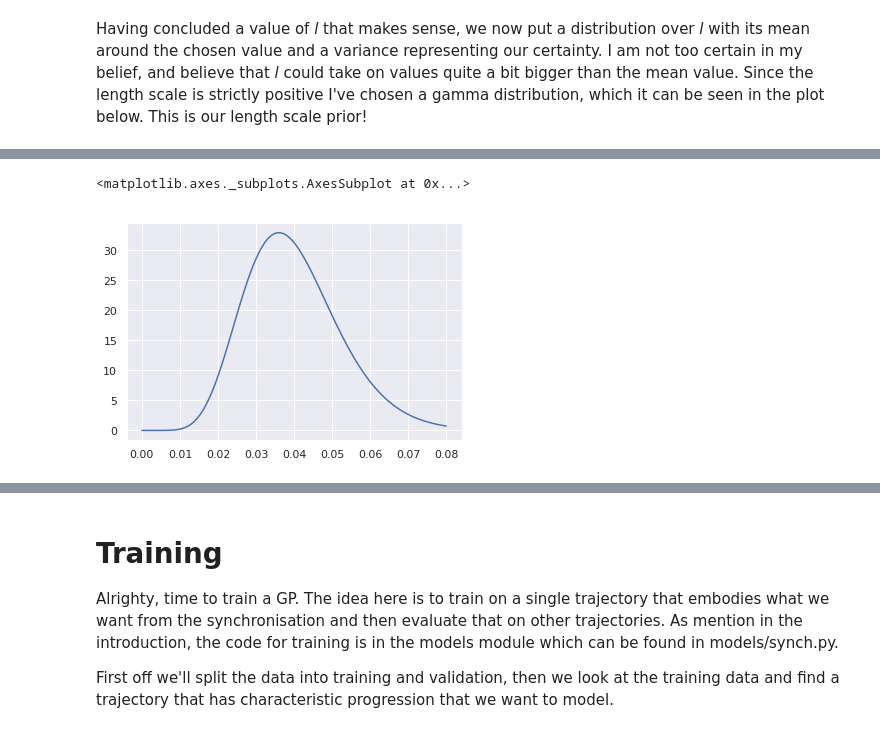
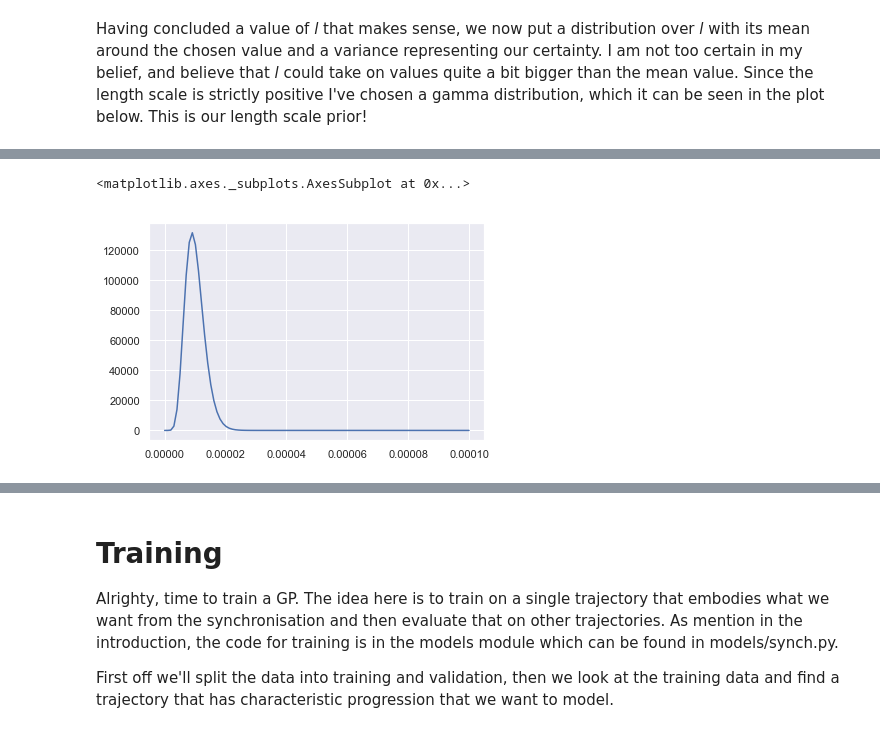
Before and after one commit to M20190649/TDDE19-bus-arrival-time, a Jupyter notebook: GP/Arrival Time Prediction 3 - Synchronisation.ipynb, the cells around one changed output, grey strips where cells are left out. Cells and saved outputs as stored; diff of their text form; code cells hidden in the pictures.

```diff
--- a/GP/Arrival Time Prediction 3 - Synchronisation.ipynb
+++ b/GP/Arrival Time Prediction 3 - Synchronisation.ipynb
@@ -116,9 +132,11 @@ The kernel variance determines the average distance that the function output has
 # %%
 xmin = 0
-xmax = 0.08
+xmax = 0.0001
+sigma_alpha = 10
+sigma_theta = 0.000001
 xx = np.linspace(xmin, xmax, 100)[:,None]
-y = stats.gamma.pdf(xx, a=10, scale=0.004)
+y = stats.gamma.pdf(xx, a=sigma_alpha, scale=sigma_theta)
 sns.lineplot(x = xx[:,0], y = y[:,0])
 # %% [output]
 <matplotlib.axes._subplots.AxesSubplot at 0x...>
-[figure, old version]
+[figure, new version]
```
Also changed, not shown: parts of 29 cells of this notebook, 1 other file.
